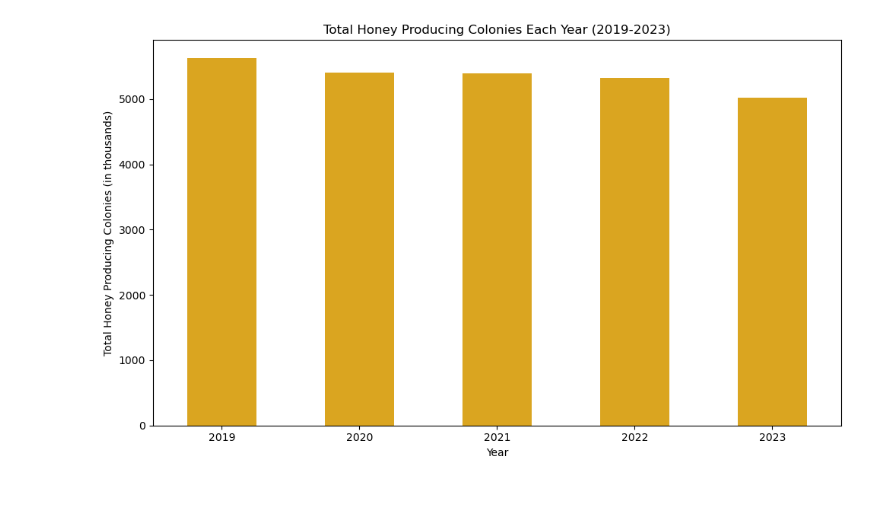
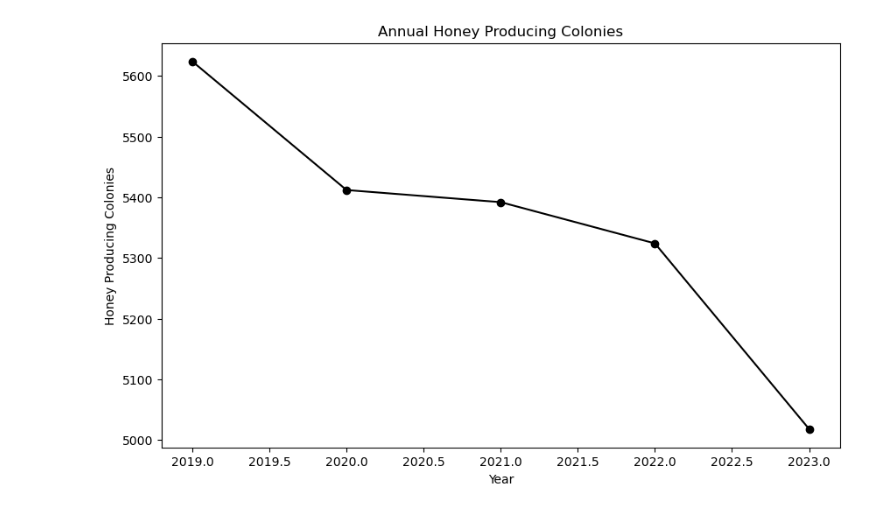
Before and after one commit to jele4496/Project, a Jupyter notebook: honey_producing_colonies.ipynb, the cells around one changed output. Cells and saved outputs as stored; diff of their text form; code cells hidden in the pictures.

Commit message:
modify chart from bar to line
chart shape changed and give them different colors

```diff
--- a/honey_producing_colonies.ipynb
+++ b/honey_producing_colonies.ipynb
@@ -15,10 +12,10 @@ data_cleaned = data.dropna(subset=['State'])
 # %%
-plt.figure(figsize=(10, 6))
-annual_colonies.plot(kind='bar', color='goldenrod')
-plt.xlabel('Year')
-plt.ylabel('Total Honey Producing Colonies (in thousands)')
-plt.title('Total Honey Producing Colonies Each Year (2019-2023)')
-plt.xticks(rotation=0)
-plt.tight_layout()
+#generate the line chart
+plt.figure(figsize = (10, 6))
+plt.plot(annual_colonies.index, annual_colonies.values, marker = 'o', color = 'black') #use marker to put the dot on the line chart
+plt.title('Annual Honey Producing Colonies') #set title
+plt.xlabel('Year') #set xlabel
+plt.ylabel('Honey Producing Colonies') #set ylabel
+plt.show() #print chart
 # %% [output]
-[figure, old version]
+[figure, new version]
```
Also changed, not shown: parts of 2 cells of this notebook, 2 other files.
